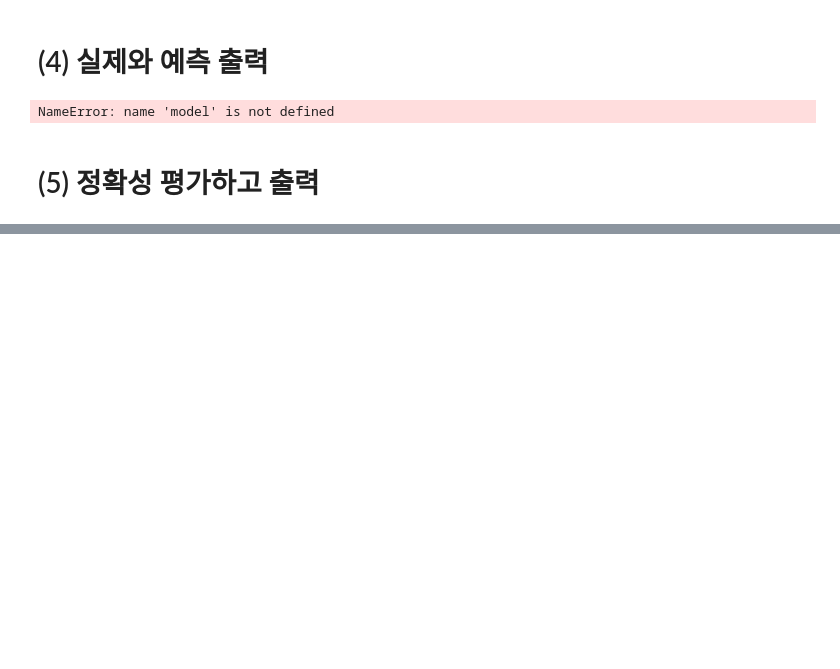
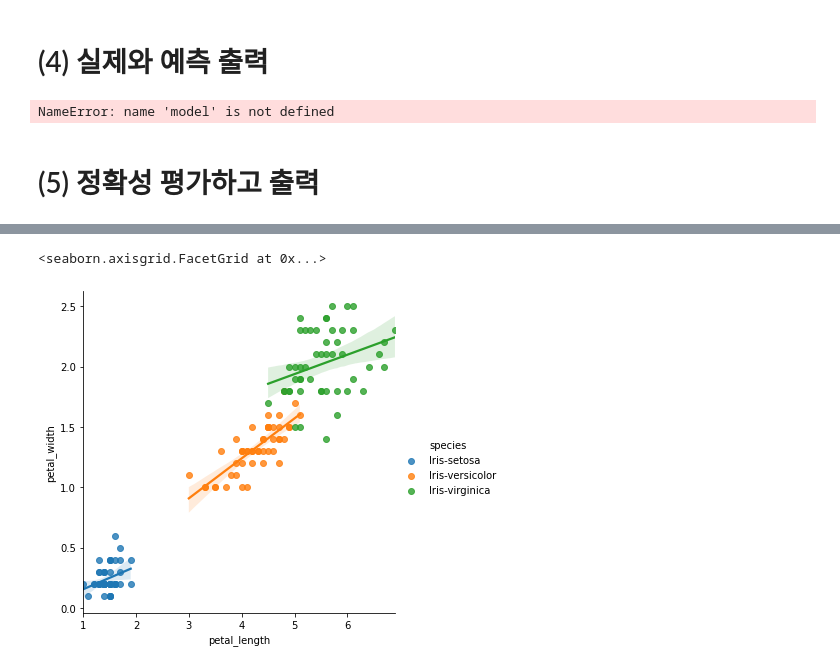
Before and after one commit to 201511080/s, a Jupyter notebook: 13주 데이터 회귀분석.ipynb, the cells around one changed output, grey strips where cells are left out. Cells and saved outputs as stored; diff of their text form; code cells hidden in the pictures; blank space fills up the shorter version.

```diff
--- a/13주 데이터 회귀분석.ipynb
+++ b/13주 데이터 회귀분석.ipynb
@@ -121,0 +125,6 @@ f"r2: {evaluator.evaluate(modelTestDf):.3f}"
+# %%
+import pandas as pd
+
+file_name = "https://archive.ics.uci.edu/ml/machine-learning-databases/iris/iris.data"
+
+iris = pd.read_csv(file_name, names=["sepal_length","sepal_width","petal_length", "petal_width","species"])
@@ -121,0 +193,7 @@ f"r2: {evaluator.evaluate(modelTestDf):.3f}"
+# %%
+import seaborn as sns
+# 산포를 하면서 회귀식을 그려준다
+sns.lmplot(x="petal_length", y='petal_width', data=iris, hue="species")
+# %% [output]
+<seaborn.axisgrid.FacetGrid at 0x...>
+[figure, added]
```
Also changed, not shown: parts of 12 cells of this notebook, 3 other files.
